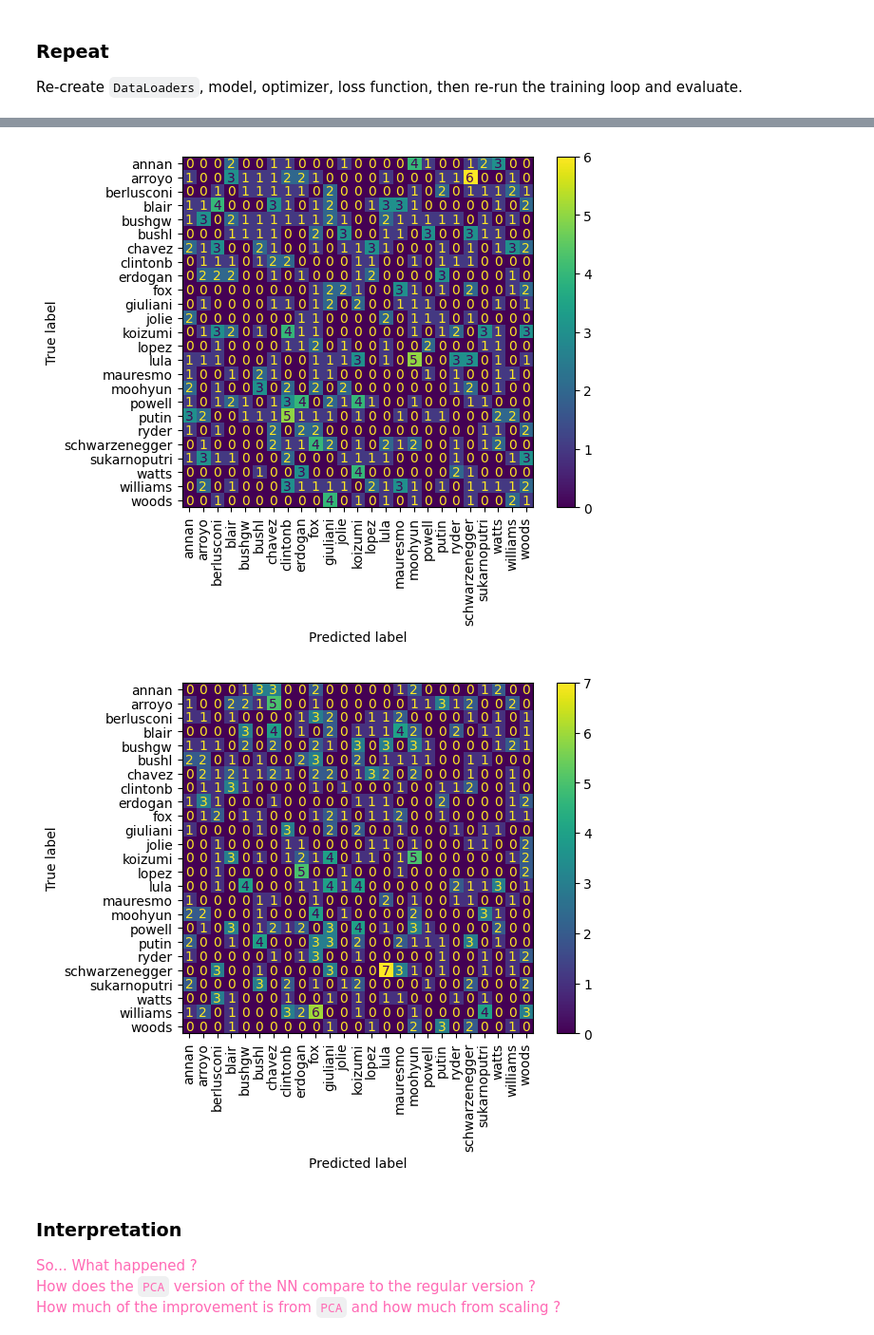
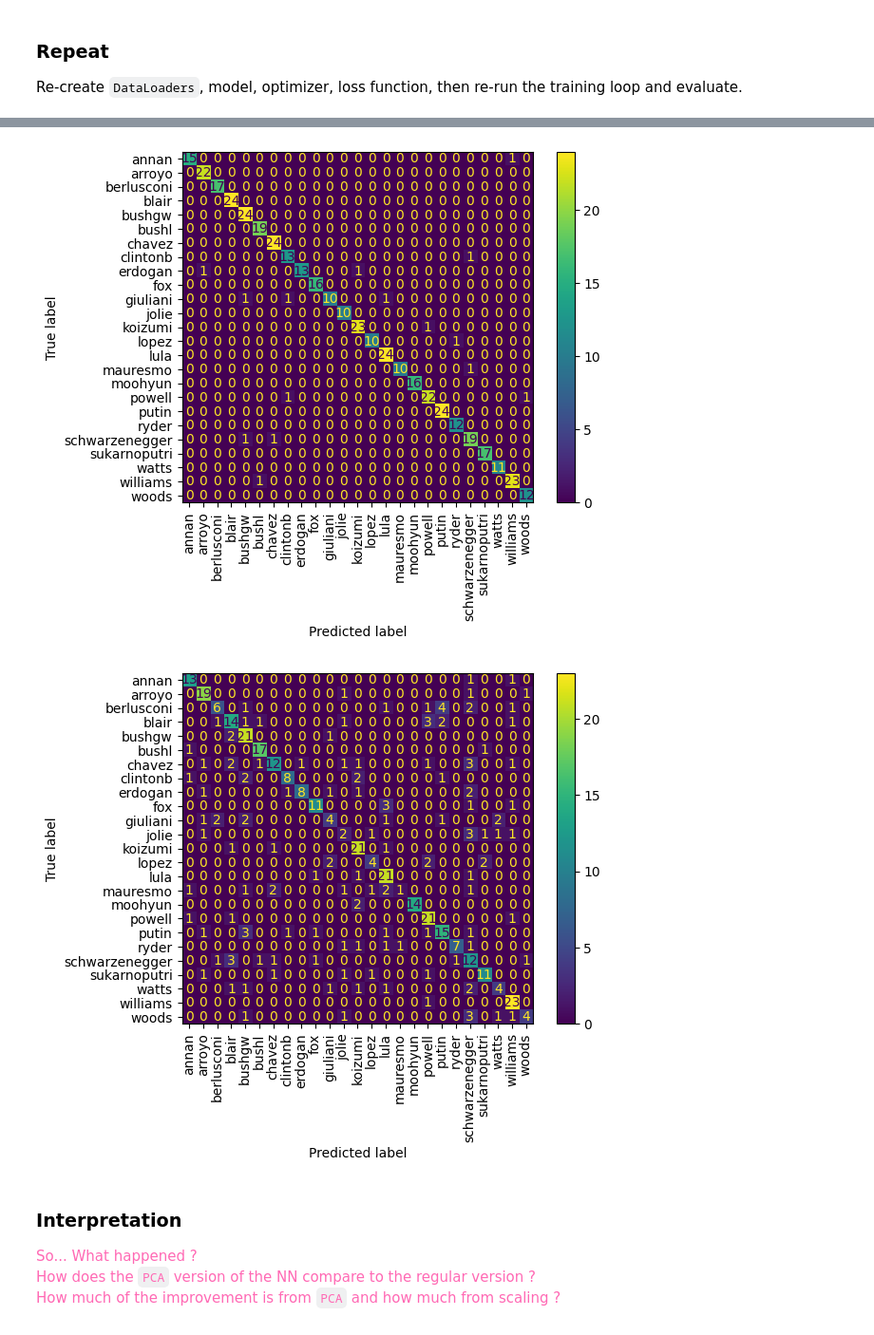
Before and after one commit to 9103hf24na/HW12, a Jupyter notebook: HW12.ipynb, the cells around one changed output, grey strips where cells are left out. Shown at 95% size. Cells and saved outputs as stored; diff of their text form; code cells hidden in the pictures.

```diff
--- a/HW12.ipynb
+++ b/HW12.ipynb
@@ -236,8 +236,6 @@ Re-create `DataLoaders`, model, optimizer, loss function, then re-run the traini
 ## FOR NAHLA- https://pytorch.org/tutorials/beginner/introyt/tensors_deeper_tutorial.html
 x_train = x_train_tensor_scaled
 x_test = x_test_tensor_scaled
-y_train = torch.tensor(y_train, dtype=torch.long)
-y_test = torch.tensor(y_test, dtype=torch.long)
 
 ## copied from class wk12
 class FaceDataset(Dataset):
@@ -264,7 +262,7 @@ for imgs, labels in test_dataloader:
 
 model = nn.Linear(x_train.shape[1], len(torch.unique(y_train)))  # Use torch.unique to get the number of classes
 
-learning_rate = 1e-6
+learning_rate = 1e-2
 optim = torch.optim.SGD(model.parameters(), lr=learning_rate, momentum=0.9)
 loss_fn = nn.CrossEntropyLoss()
 
@@ -332,5 +330,5 @@ test error 0.9703
-[figure, old version]
+[figure, new version]
-[figure, old version]
+[figure, new version]
 # %% [markdown]
 ### Interpretation
 
```
Also changed, not shown: parts of 5 cells of this notebook.
